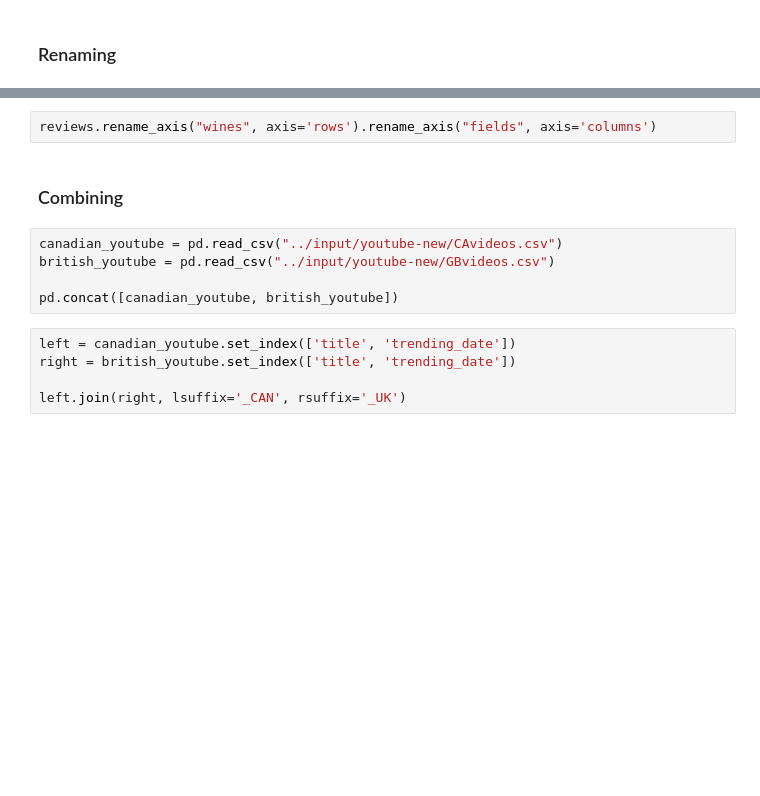
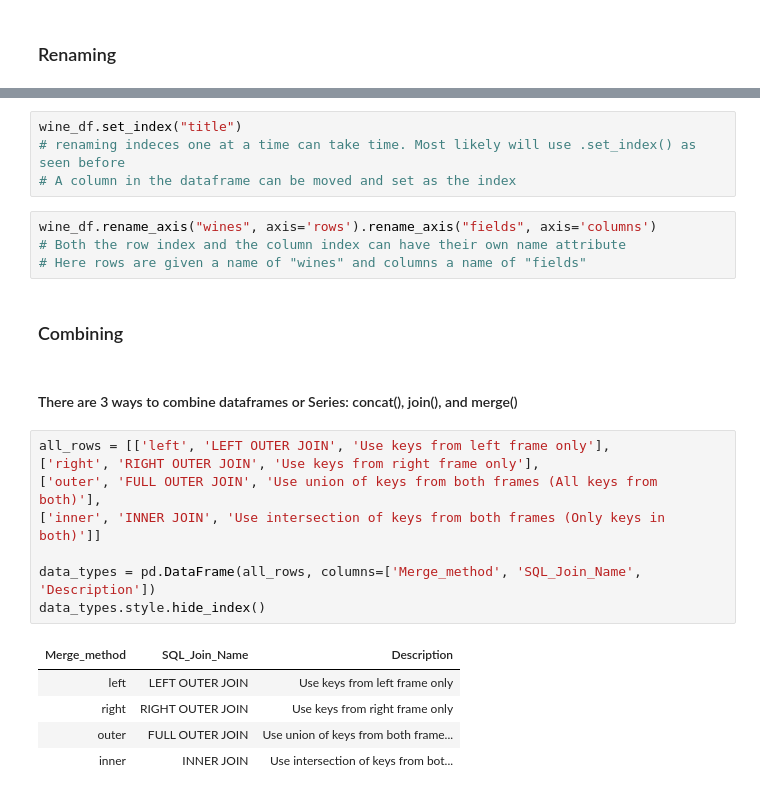
Before and after one commit to alebel94/Pandas_Operations_Summary, a Jupyter notebook: renaming_and_combining_6of6.ipynb, the cells around one changed output, grey strips where cells are left out. Drawn from its saved outputs; the diff is of its cells as text; blank space fills up the shorter version.

Commit message:
Added all 6 different notebooks. Will keep adding as I work -AB

```diff
--- a/renaming_and_combining_6of6.ipynb
+++ b/renaming_and_combining_6of6.ipynb
@@ -18,14 +62,26 @@ reviews.rename(index={0: 'firstEntry', 1: 'secondEntry'})
-# %%
-reviews.rename_axis("wines", axis='rows').rename_axis("fields", axis='columns')
+# %%
+wine_df.set_index("title")
+# renaming indeces one at a time can take time. Most likely will use .set_index() as seen before
+# A column in the dataframe can be moved and set as the index
+# %%
+wine_df.rename_axis("wines", axis='rows').rename_axis("fields", axis='columns')
+# Both the row index and the column index can have their own name attribute
+# Here rows are given a name of "wines" and columns a name of "fields"
 # %% [markdown]
 ### Combining
-# %%
-canadian_youtube = pd.read_csv("../input/youtube-new/CAvideos.csv")
-british_youtube = pd.read_csv("../input/youtube-new/GBvideos.csv")
-
-pd.concat([canadian_youtube, british_youtube])
-# %%
-left = canadian_youtube.set_index(['title', 'trending_date'])
-right = british_youtube.set_index(['title', 'trending_date'])
-
-left.join(right, lsuffix='_CAN', rsuffix='_UK')
+# %% [markdown]
+#### There are 3 ways to combine dataframes or Series: concat(), join(), and merge()
+# %%
+all_rows = [['left', 'LEFT OUTER JOIN', 'Use keys from left frame only'],
+['right', 'RIGHT OUTER JOIN', 'Use keys from right frame only'],
+['outer', 'FULL OUTER JOIN', 'Use union of keys from both frames (All keys from both)'],
+['inner', 'INNER JOIN', 'Use intersection of keys from both frames (Only keys in both)']]
+
+data_types = pd.DataFrame(all_rows, columns=['Merge_method', 'SQL_Join_Name', 'Description'])
+data_types.style.hide_index()
+# %% [output]
+| Merge_method | SQL_Join_Name | Description |
+| left | LEFT OUTER JOIN | Use keys from left frame only |
+| right | RIGHT OUTER JOIN | Use keys from right frame only |
+| outer | FULL OUTER JOIN | Use union of keys from both frame... |
+| inner | INNER JOIN | Use intersection of keys from bot... |
```
Also changed, not shown: parts of 9 cells of this notebook, 3 other files.
